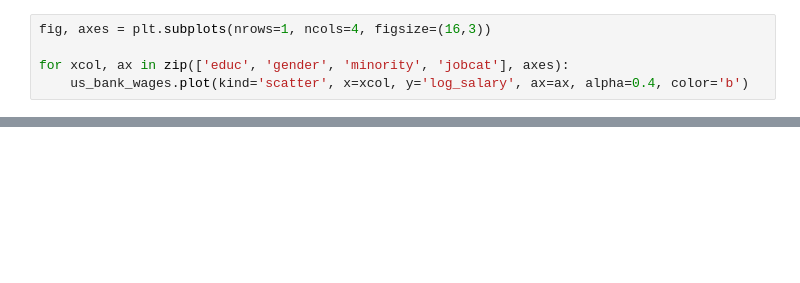
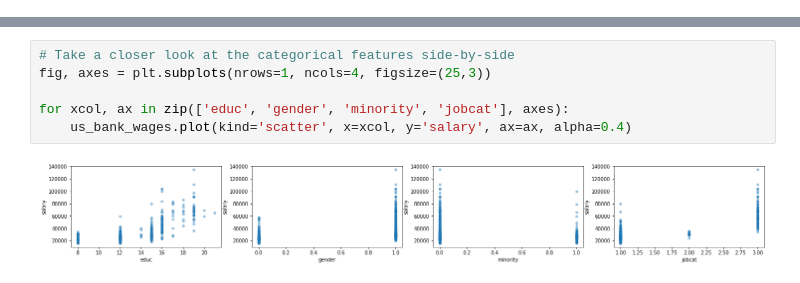
Before and after one commit to me-re/ds-eda-project, a Jupyter notebook: EDA_and_model.ipynb, the cells around one changed output, grey strips where cells are left out. Saved outputs shown, nothing was run; the diff lists cells and outputs as text; blank space fills up the shorter version.

```diff
--- a/EDA_and_model.ipynb
+++ b/EDA_and_model.ipynb
@@ -187,5 +0,0 @@ sns.regplot(x='log_salary', y='educ', data=us_bank_wages)
-# %%
-fig, axes = plt.subplots(nrows=1, ncols=4, figsize=(16,3))
-
-for xcol, ax in zip(['educ', 'gender', 'minority', 'jobcat'], axes):
-    us_bank_wages.plot(kind='scatter', x=xcol, y='log_salary', ax=ax, alpha=0.4, color='b')
@@ -439,0 +183,8 @@ mean_squared_error(y_test, y_pred, squared=False)
+# %%
+# Take a closer look at the categorical features side-by-side
+fig, axes = plt.subplots(nrows=1, ncols=4, figsize=(25,3))
+
+for xcol, ax in zip(['educ', 'gender', 'minority', 'jobcat'], axes):
+    us_bank_wages.plot(kind='scatter', x=xcol, y='salary', ax=ax, alpha=0.4)
+# %% [output]
+[figure, added]
```
Also changed, not shown: parts of 102 cells of this notebook.
